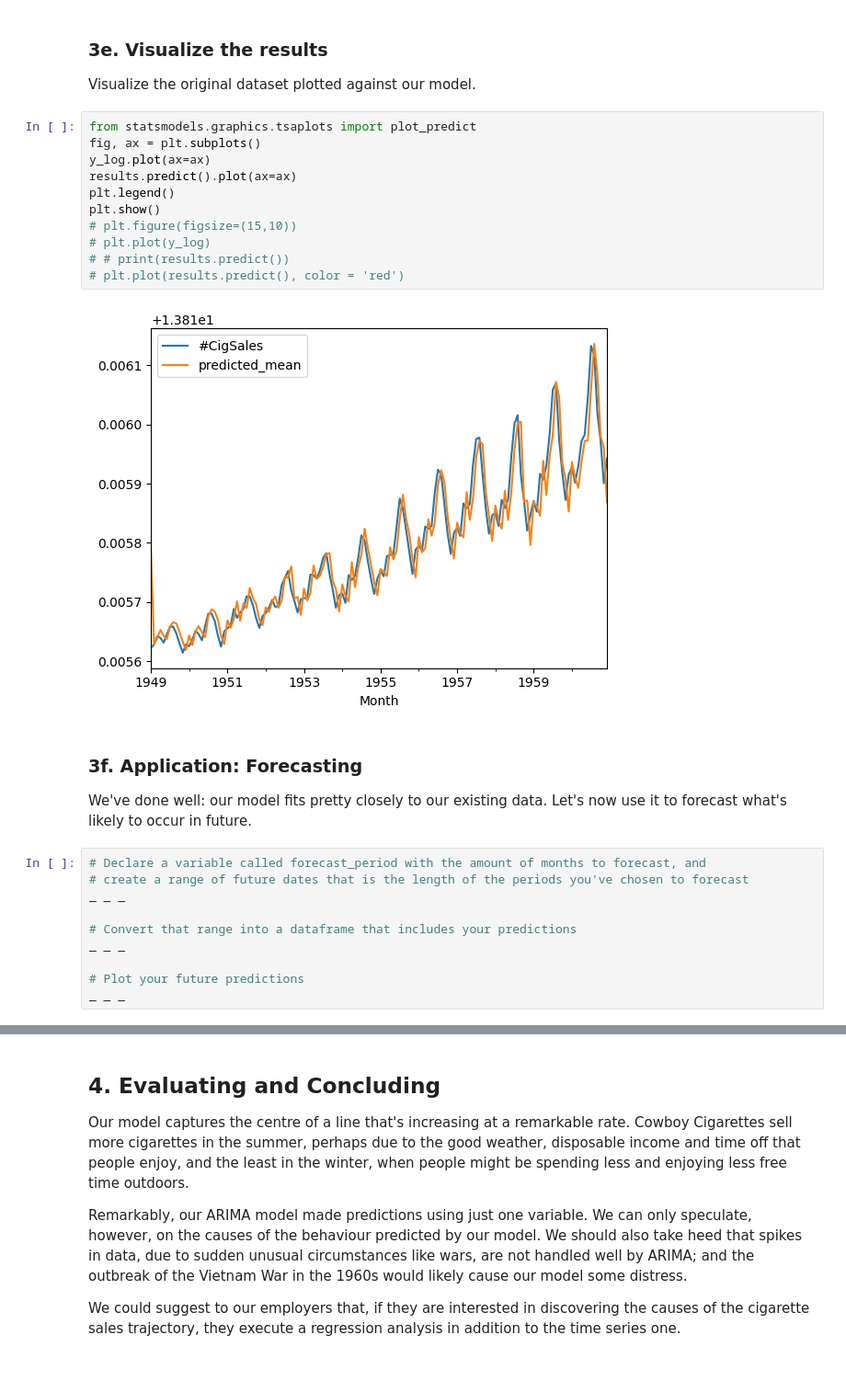
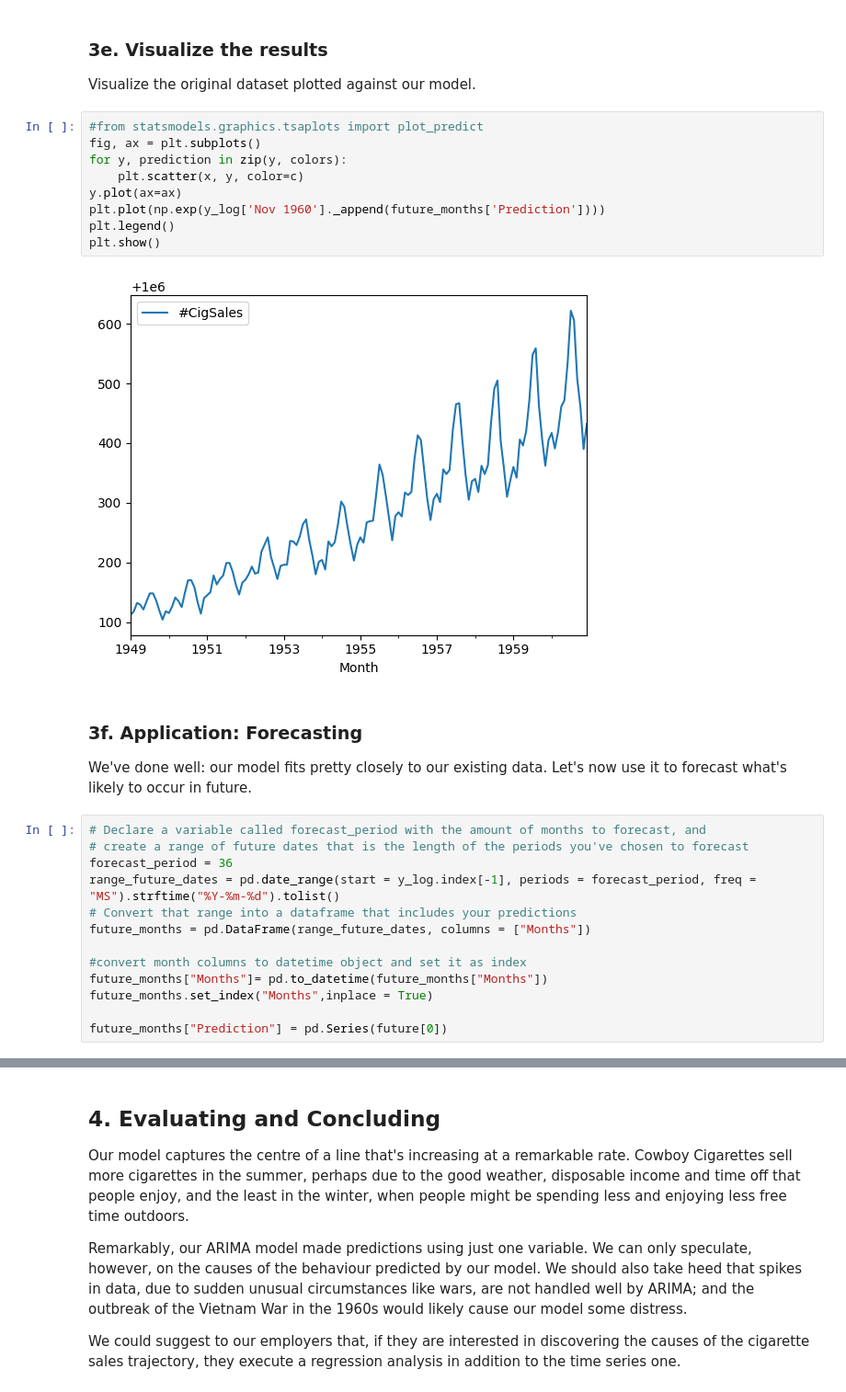
Before and after one commit to Gardenialover/dsc, a Jupyter notebook: unit 32.1 cowboy/Cowboys&CigrettesCaseStudy/Cowboy Cigarettes Case Study - Tier 3.ipynb, the cells around one changed output, grey strips where cells are left out. Shown: that part at 92% size. Drawn from its saved outputs; the diff is of its cells as text.

```diff
--- a/unit 32.1 cowboy/Cowboys&CigrettesCaseStudy/Cowboy Cigarettes Case Study - Tier 3.ipynb
+++ b/unit 32.1 cowboy/Cowboys&CigrettesCaseStudy/Cowboy Cigarettes Case Study - Tier 3.ipynb
@@ -412,19 +412,17 @@ Warnings:
 ### 3e. Visualize the results
 
 Visualize the original dataset plotted against our model.
-# %%
-from statsmodels.graphics.tsaplots import plot_predict
-fig, ax = plt.subplots()
-y_log.plot(ax=ax)
-results.predict().plot(ax=ax)
-plt.legend()
-plt.show()
-# plt.figure(figsize=(15,10))
-# plt.plot(y_log)
-# # print(results.predict())
-# plt.plot(results.predict(), color = 'red')
-# %% [output]
-[figure, removed]
+# %%
+#from statsmodels.graphics.tsaplots import plot_predict
+fig, ax = plt.subplots()
+for y, prediction in zip(y, colors):
+    plt.scatter(x, y, color=c)
+y.plot(ax=ax)
+plt.plot(np.exp(y_log['Nov 1960']._append(future_months['Prediction'])))
+plt.legend()
+plt.show()
+# %% [output]
+[figure, added]
 # %% [markdown]
 ### 3f. Application: Forecasting
 
@@ -432,10 +430,13 @@ We've done well: our model fits pretty closely to our existing data. Let's now u
 # %%
 # Declare a variable called forecast_period with the amount of months to forecast, and
 # create a range of future dates that is the length of the periods you've chosen to forecast
-_ _ _
+forecast_period = 36
+range_future_dates = pd.date_range(start = y_log.index[-1], periods = forecast_period, freq = "MS").strftime("%Y-%m-%d").tolist()
+# Convert that range into a dataframe that includes your predictions
+future_months = pd.DataFrame(range_future_dates, columns = ["Months"])
 
-# Convert that range into a dataframe that includes your predictions
-_ _ _
+#convert month columns to datetime object and set it as index
+future_months["Months"]= pd.to_datetime(future_months["Months"])
+future_months.set_index("Months",inplace = True)
 
-# Plot your future predictions
-_ _ _
+future_months["Prediction"] = pd.Series(future[0])
```
Also changed, not shown: parts of 2 cells of this notebook.
